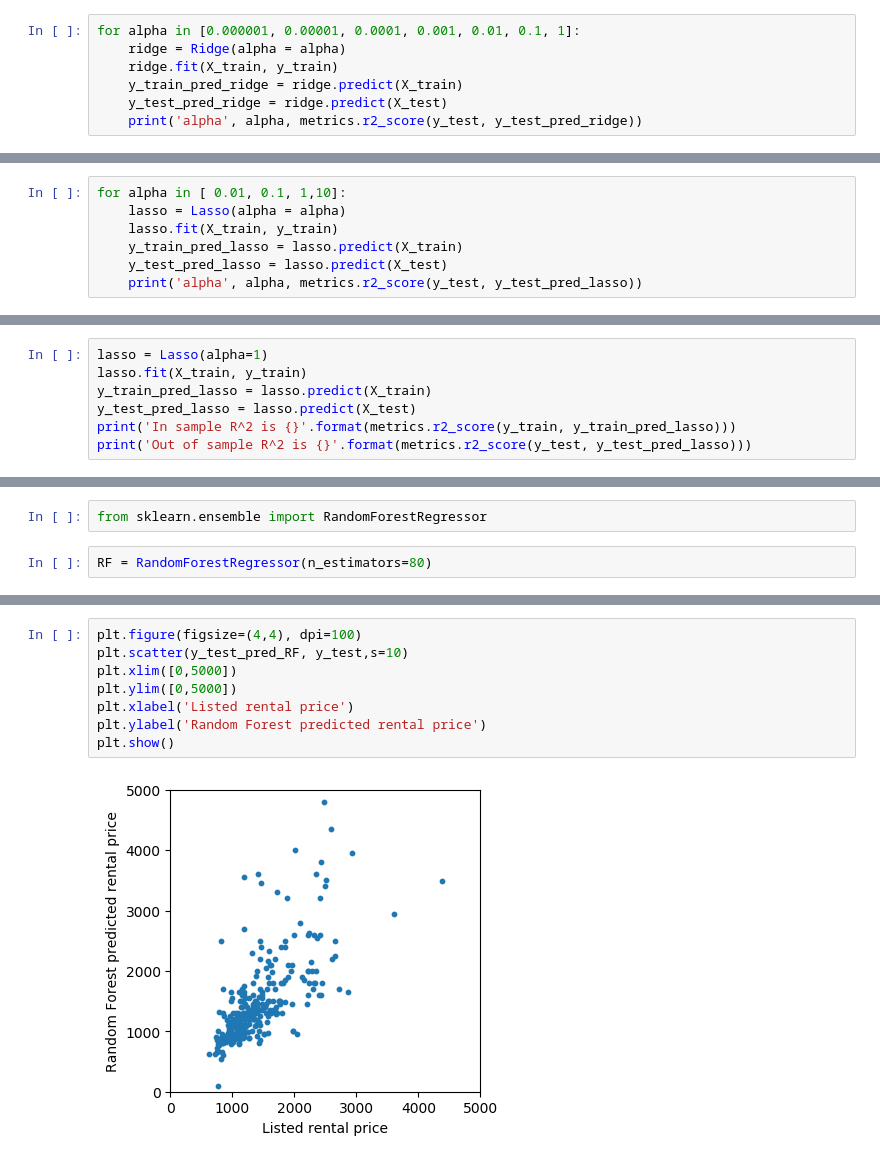
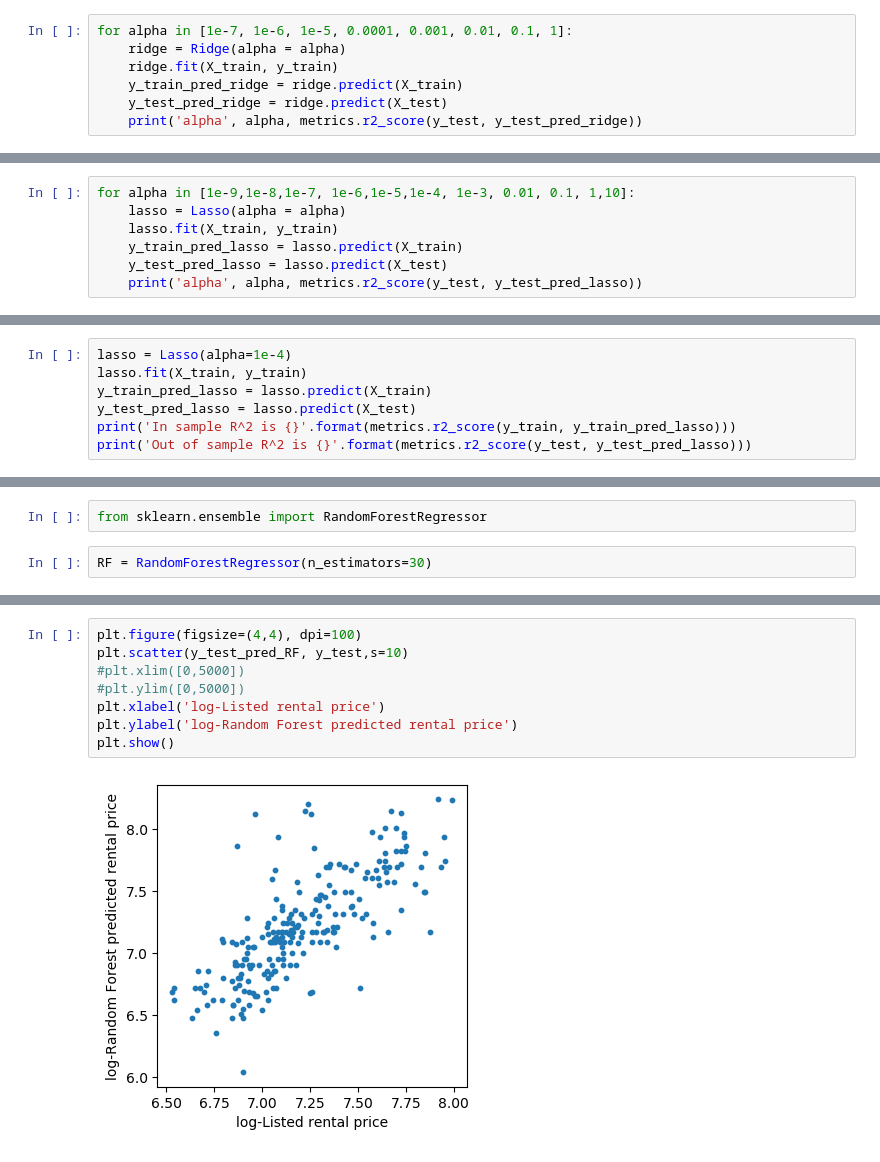
Before and after one commit to yundij/rental_investment_analysis, a Jupyter notebook: Zillow-Philly.ipynb, the cells around one changed output, grey strips where cells are left out. Saved outputs shown, nothing was run; the diff lists cells and outputs as text.

```diff
--- a/Zillow-Philly.ipynb
+++ b/Zillow-Philly.ipynb
@@ -132,7 +210,7 @@ Out of sample R^2 is -247019467160.26135
 # %% [markdown]
 #### 5.1.2 Ridge Regression
 # %%
-for alpha in [0.000001, 0.00001, 0.0001, 0.001, 0.01, 0.1, 1]:
+for alpha in [1e-7, 1e-6, 1e-5, 0.0001, 0.001, 0.01, 0.1, 1]:
     ridge = Ridge(alpha = alpha)
     ridge.fit(X_train, y_train)
     y_train_pred_ridge = ridge.predict(X_train)
@@ -159,7 +253,7 @@ Out of sample R^2 is 0.6234851730086317
 # %% [markdown]
 #### 5.1.2  LASSO Regression
 # %%
-for alpha in [ 0.01, 0.1, 1,10]:
+for alpha in [1e-9,1e-8,1e-7, 1e-6,1e-5,1e-4, 1e-3, 0.01, 0.1, 1,10]:
     lasso = Lasso(alpha = alpha)
     lasso.fit(X_train, y_train)
     y_train_pred_lasso = lasso.predict(X_train)
@@ -173,5 +274,5 @@ alpha 10 0.45498672867887
 # %%
-lasso = Lasso(alpha=1)
+lasso = Lasso(alpha=1e-4)
 lasso.fit(X_train, y_train)
 y_train_pred_lasso = lasso.predict(X_train)
 y_test_pred_lasso = lasso.predict(X_test)
@@ -197,7 +298,7 @@ plt.show()
 # %%
 from sklearn.ensemble import RandomForestRegressor
 # %%
-RF = RandomForestRegressor(n_estimators=80)
+RF = RandomForestRegressor(n_estimators=30)
 # %%
 RF.fit(X_train, y_train)
 y_test_pred_RF = RF.predict(X_test)
@@ -210,10 +311,10 @@ Out of sample R^2 is 0.5212073164861446
 # %%
 plt.figure(figsize=(4,4), dpi=100)
 plt.scatter(y_test_pred_RF, y_test,s=10)
-plt.xlim([0,5000])
-plt.ylim([0,5000])
-plt.xlabel('Listed rental price')
-plt.ylabel('Random Forest predicted rental price')
+#plt.xlim([0,5000])
+#plt.ylim([0,5000])
+plt.xlabel('log-Listed rental price')
+plt.ylabel('log-Random Forest predicted rental price')
 plt.show()
 # %% [output]
-[figure, old version]
+[figure, new version]
```
Also changed, not shown: parts of 77 cells of this notebook.
